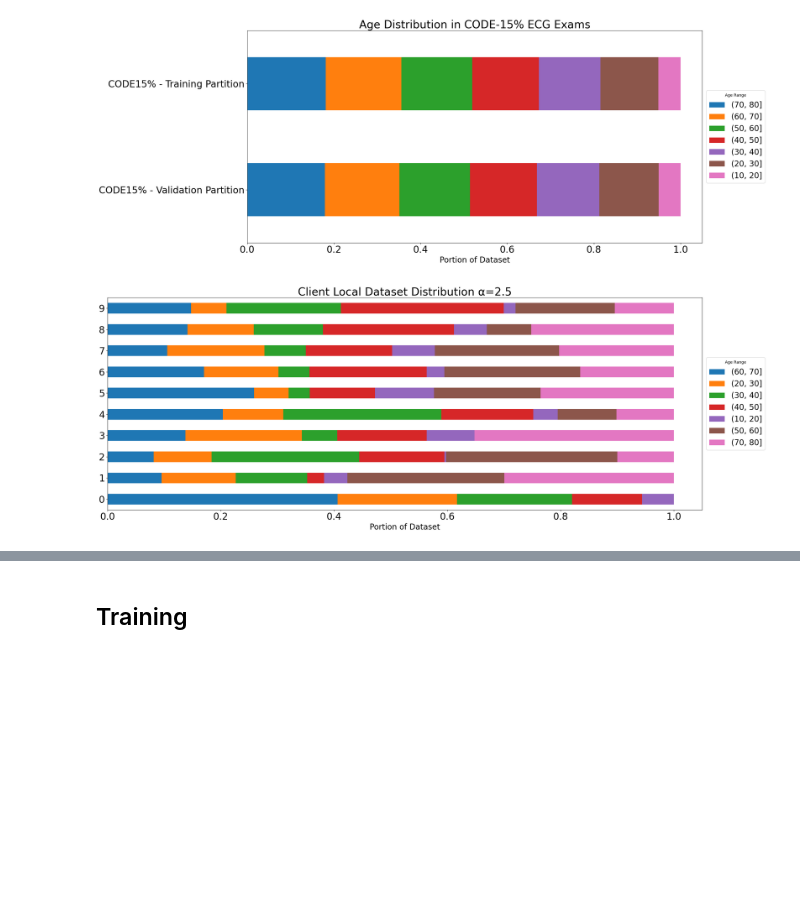
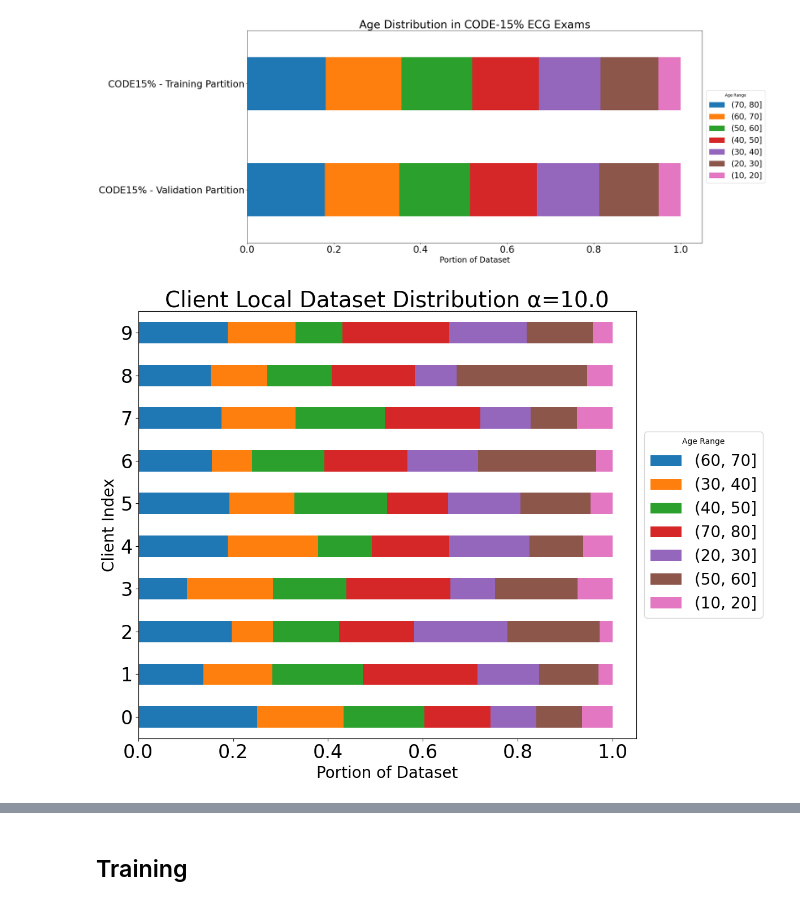
Before and after one commit to adityak714/toyproblem-af-classification, a Jupyter notebook: code15_af_classification.ipynb, the cells around one changed output, grey strips where cells are left out. Drawn from its saved outputs; the diff is of its cells as text; code cells hidden in the pictures; blank space fills up the shorter version.

Commit message:
backup - simulation logic of fl, alpha/sim params changed internally in task.py

```diff
--- a/code15_af_classification.ipynb
+++ b/code15_af_classification.ipynb
@@ -58,31 +59,39 @@ plt.show()
 # %%
 import pickle
 bins = [10, 20, 30, 40, 50, 60, 70, 80]
 labels = [str(i) for i in bins]
 ages = []
-similarity=2.5
-with open(f"runs_federated/clients10-dirichl{similarity}.pkl", "rb") as f:
+similarity=10.0
+num_clients = 10
+filename = f"federated/clients{num_clients}-dirichl{similarity}.pkl"
+
+with open(filename, "rb") as f:
     ages = pickle.load(f)
 train_counts = pd.DataFrame(ages).T
-noniid_arr = [[] for _ in range(10)]
-for i in range(10):
-    noniid_arr[i] = pd.cut(train_counts[i], bins, labels).value_counts(normalize=True)
+noniid_arr = [[] for _ in range(num_clients)]
+for i in range(num_clients):
+    noniid_arr[i] = pd.cut(train_counts[i], bins, labels).value_counts(
+        normalize=True
+    )
 noniid_arr = pd.DataFrame(noniid_arr).T
-noniid_arr.columns = [str(i) for i in range(10)]
+noniid_arr.columns = [str(i) for i in range(num_clients)]
 
-ax = noniid_arr.T.plot.barh(stacked=True, figsize=(24, 9), fontsize=24)
+ax = noniid_arr.T.plot.barh(stacked=True, figsize=(12, 9), fontsize=24)
 plt.title(f"Client Local Dataset Distribution α={similarity}", fontsize=28)
-plt.xlabel("Portion of Dataset", fontsize=20)
+#plt.xlabel("Portion of Dataset", fontsize=20)
 plt.legend(loc='center left', bbox_to_anchor=(1.0, 0.5), title="Age Range", fontsize=20)
 
 # annotations:
 for c in ax.containers:
     # format the number of decimal places and replace 0 with an empty string
     labels = [f'{w*10:.4f}%' if (w := v.get_width()) > 1 else '' for v in c]
-    ax.bar_label(c, labels=sorted(labels), label_type='edge')
+    plt.xlabel("Portion of Dataset", fontsize=20)
+    plt.ylabel("Client Index", fontsize=20)
+    #ax.bar_label(c, labels=sorted(labels), label_type='edge')
 plt.tight_layout()
-plt.savefig(f"dirichl-alpha{similarity}.png", dpi=400)
+# dirichl-alpha
+plt.savefig(f"{filename}.png", dpi=400)
 plt.show()
 # %% [output]
-[figure, old version]
+[figure, new version]
 # %%
```
Also changed, not shown: parts of 6 cells of this notebook, 4 other files.
